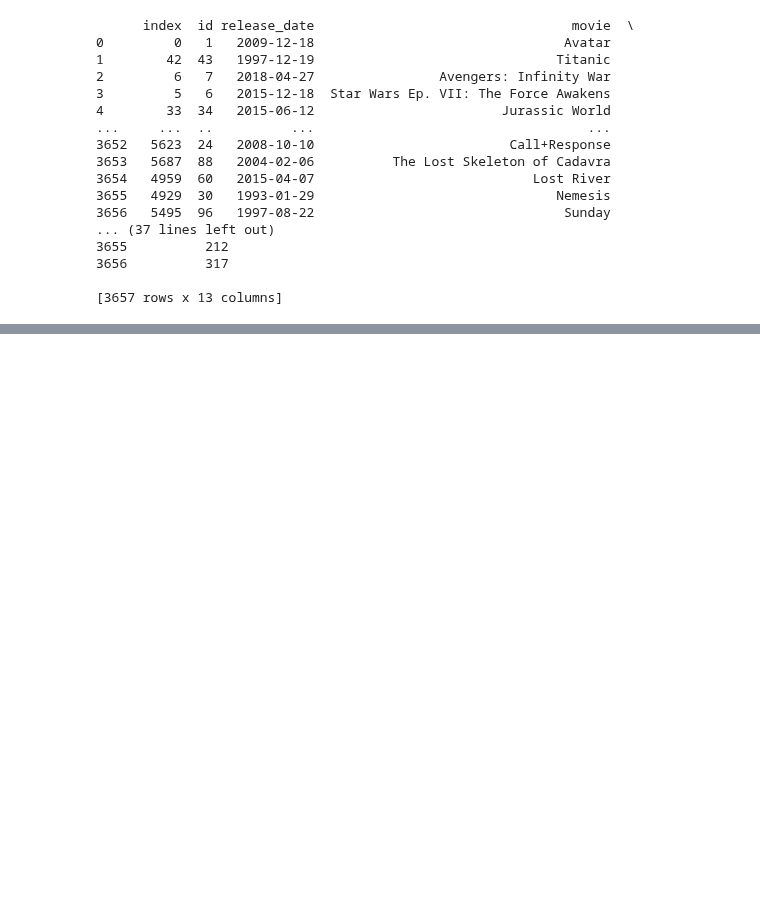
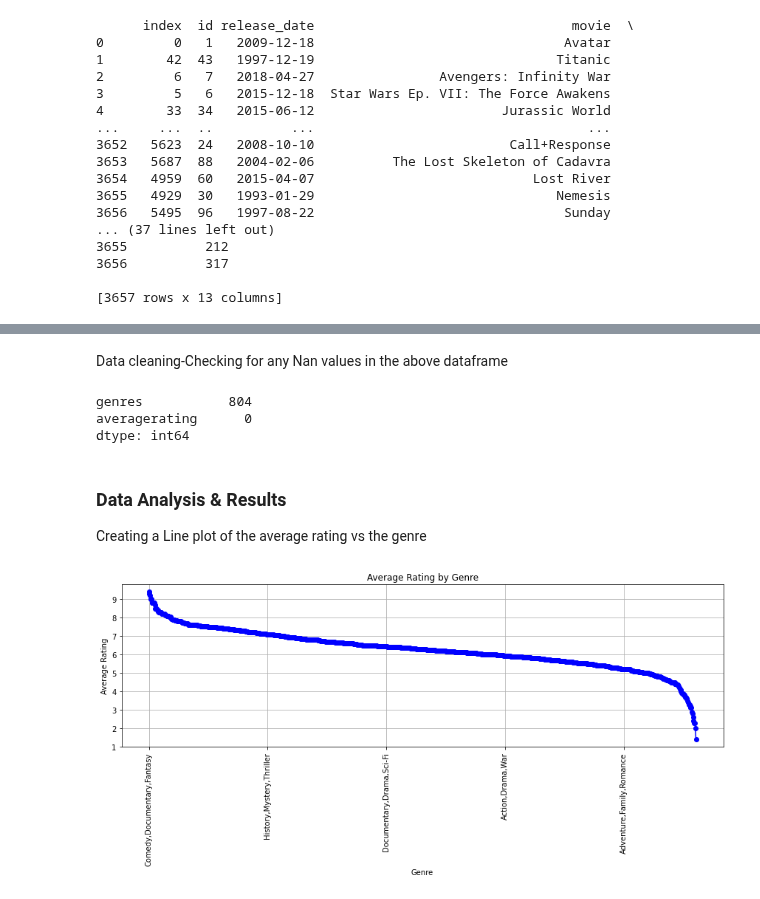
Before and after one commit to laaria-chris/Microsoft-Studios-EDA, a Jupyter notebook: student.ipynb, the cells around one changed output, grey strips where cells are left out. Saved outputs shown, nothing was run; the diff lists cells and outputs as text; code cells hidden in the pictures; blank space fills up the shorter version.

```diff
--- a/student.ipynb
+++ b/student.ipynb
@@ -343,0 +411,4 @@ profitable_ranked_df.describe()
+# %%
+# Perform inner join using pandas merge
+merged_data_db = pd.merge(movie_basics_db, Movie_ratings_db, on="movie_id", how="inner")
+merged_data_db
@@ -343,0 +431,3 @@ profitable_ranked_df.describe()
+# %%
+Genres_Rating_db = merged_data_db[['genres', 'averagerating',]]
+Genres_Rating_db
@@ -343,0 +448,30 @@ profitable_ranked_df.describe()
+# %% [markdown]
+Data cleaning-Checking for any Nan values in the above dataframe
+# %%
+Genres_Rating_db.isna().sum()
+# %% [output]
+genres           804
+averagerating      0
+dtype: int64
+# %% [markdown]
+### Data Analysis & Results
+Creating a Line plot of the average rating vs the genre
+# %%
+# Aggregate the data to calculate the average rating for each genre
+average_rating_by_genre = Genres_Rating_db.groupby('genres')['averagerating'].mean()
+
+# Sort the data by average rating in descending order
+average_rating_by_genre = average_rating_by_genre.sort_values(ascending=False)
+
+# Create the line plot
+plt.figure(figsize=(12, 6))
+average_rating_by_genre.plot(kind='line', marker='o', color='blue')
+plt.title('Average Rating by Genre')
+plt.xlabel('Genre')
+plt.ylabel('Average Rating')
+plt.xticks(rotation=90)
+plt.grid(True)
+plt.tight_layout()
+plt.show()
+# %% [output]
+[figure, added]
```
Also changed, not shown: parts of 36 cells of this notebook.
